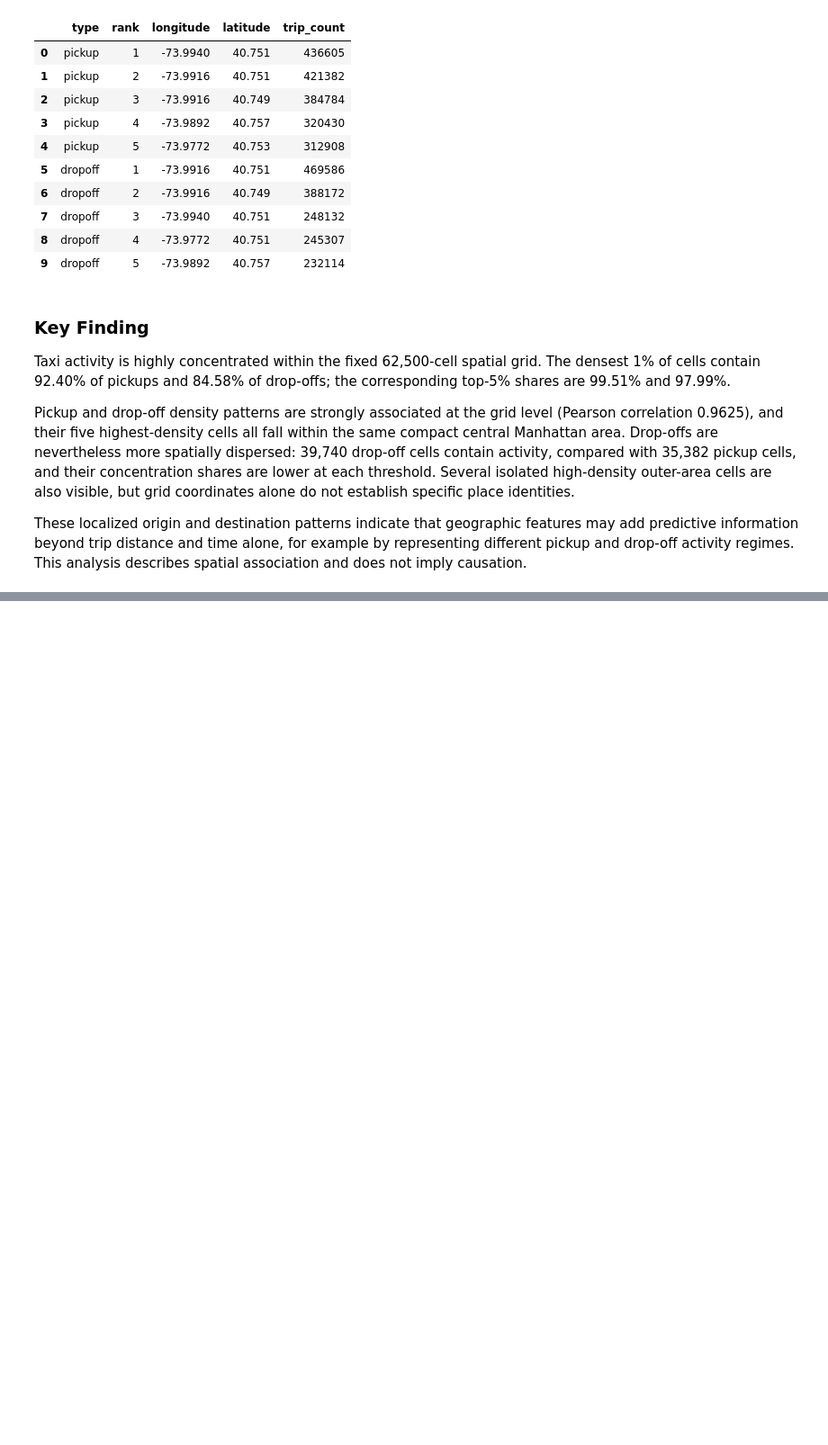
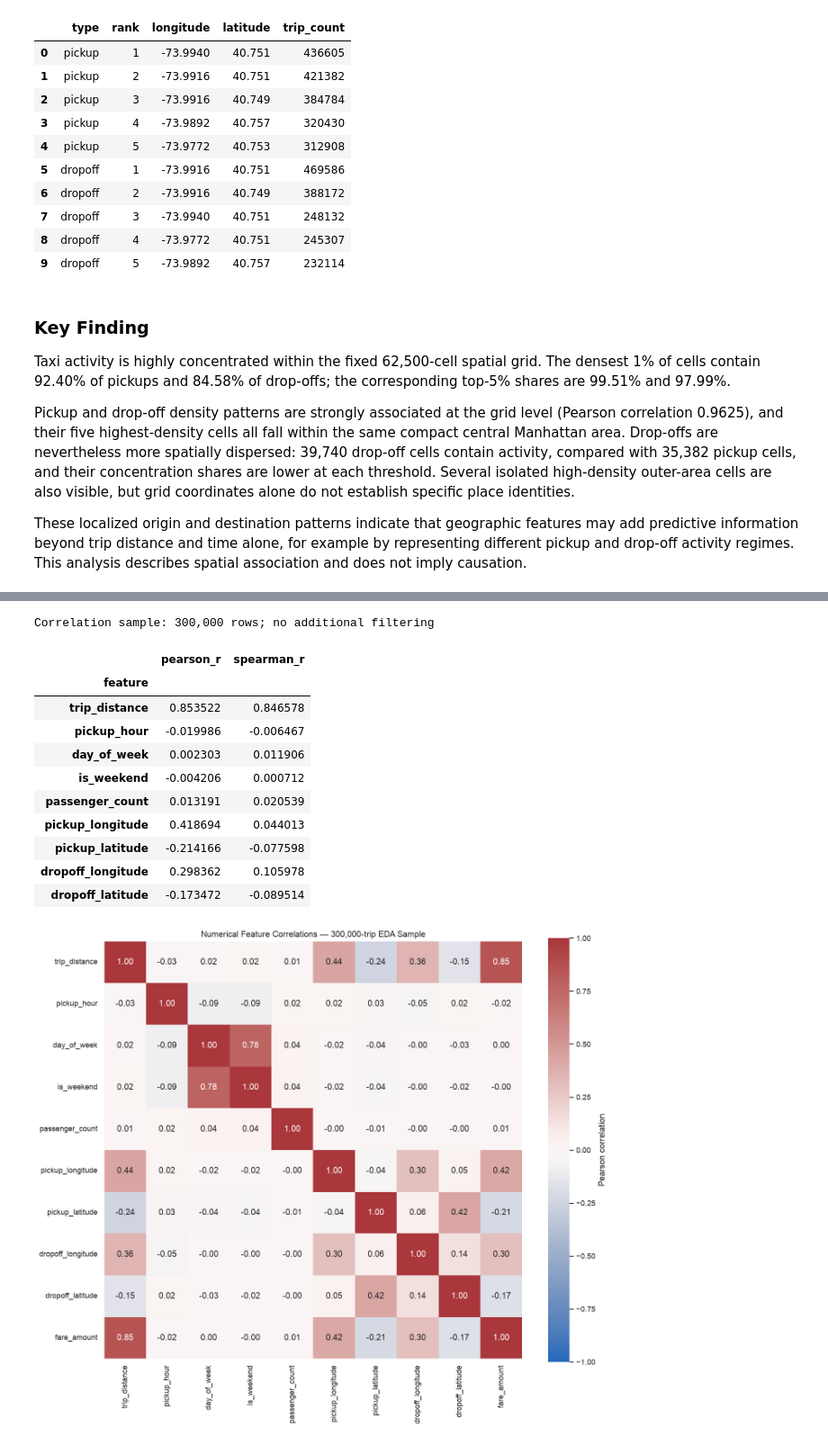
Before and after one commit to xiaochuan-hu/nyc-taxi-fare-prediction, a Jupyter notebook: notebooks/03_exploratory_data_analysis.ipynb, the cells around one changed output, grey strips where cells are left out. Shown at 90% size. Cells and saved outputs as stored; diff of their text form; code cells hidden in the pictures; blank space fills up the shorter version.

Commit message:
Add Week 2 feature relevance analysis

```diff
--- a/notebooks/03_exploratory_data_analysis.ipynb
+++ b/notebooks/03_exploratory_data_analysis.ipynb
@@ -1606,0 +1631,47 @@ This analysis describes spatial association and does not imply causation.
+# %%
+FEATURE_COLUMNS = [
+    "trip_distance", "pickup_hour", "day_of_week", "is_weekend",
+    "passenger_count", "pickup_longitude", "pickup_latitude",
+    "dropoff_longitude", "dropoff_latitude",
+]
+TARGET_COLUMN = "fare_amount"
+REPORT_DIR = FIGURE_DIR.parent.parent
+feature_data = df[FEATURE_COLUMNS + [TARGET_COLUMN]].copy()
+assert len(feature_data) == TARGET_SAMPLE_SIZE
+assert np.isfinite(feature_data.to_numpy()).all(), "Missing/non-finite analysis values"
+assert "key" not in feature_data and "pickup_datetime" not in feature_data
+
+correlation_matrix = feature_data.corr(method="pearson")
+target_correlations = pd.DataFrame({
+    "pearson_r": correlation_matrix.loc[FEATURE_COLUMNS, TARGET_COLUMN],
+    "spearman_r": feature_data.corr(method="spearman").loc[FEATURE_COLUMNS, TARGET_COLUMN],
+})
+target_correlations.index.name = "feature"
+correlation_matrix.to_csv(REPORT_DIR / "feature_correlation_matrix.csv")
+target_correlations.to_csv(REPORT_DIR / "feature_target_correlations.csv")
+print(f"Correlation sample: {len(feature_data):,} rows; no additional filtering")
+display(target_correlations.round(6))
+
+fig, ax = plt.subplots(figsize=(12, 10))
+sns.heatmap(correlation_matrix, annot=True, fmt=".2f", cmap="vlag",
+            vmin=-1, vmax=1, center=0, square=True,
+            cbar_kws={"label": "Pearson correlation"}, ax=ax)
+ax.set_title("Numerical Feature Correlations — 300,000-trip EDA Sample")
+fig.tight_layout()
+fig.savefig(FIGURE_DIR / "feature_correlation_heatmap.png", dpi=180, bbox_inches="tight")
+plt.show()
+plt.close(fig)
+# %% [output]
+Correlation sample: 300,000 rows; no additional filtering
+|  | pearson_r | spearman_r |
+| feature |  |  |
+| trip_distance | 0.853522 | 0.846578 |
+| pickup_hour | -0.019986 | -0.006467 |
+| day_of_week | 0.002303 | 0.011906 |
+| is_weekend | -0.004206 | 0.000712 |
+| passenger_count | 0.013191 | 0.020539 |
+| pickup_longitude | 0.418694 | 0.044013 |
+| pickup_latitude | -0.214166 | -0.077598 |
+| dropoff_longitude | 0.298362 | 0.105978 |
+| dropoff_latitude | -0.173472 | -0.089514 |
+[figure, added]
```
Also changed, not shown: parts of 10 cells of this notebook, 12 other files.
